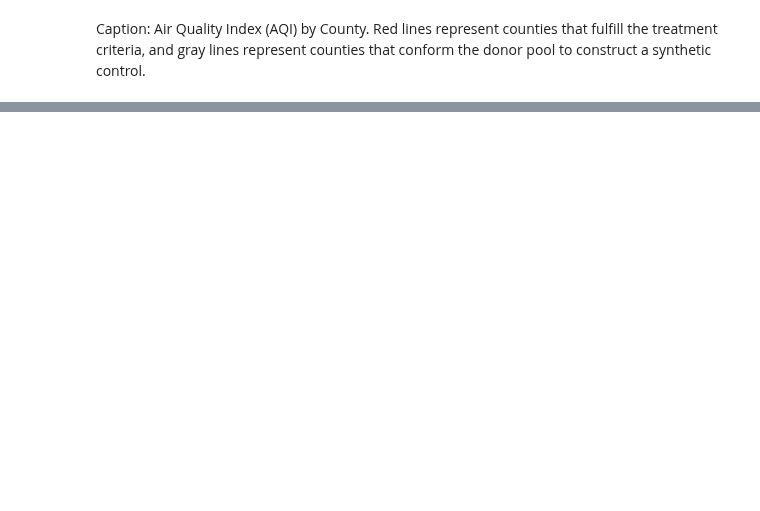
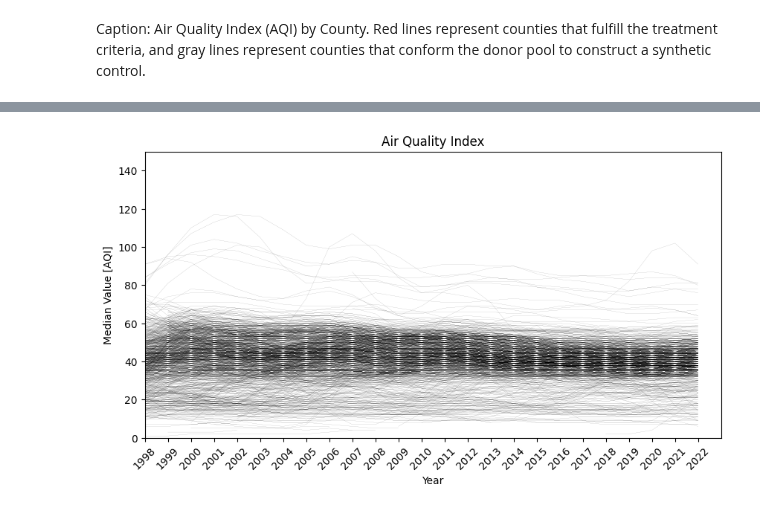
Before and after one commit to ReidelVichot/LC_identification, a Jupyter notebook: annual_AQI_012125.ipynb, the cells around one changed output, grey strips where cells are left out. Cells and saved outputs as stored; diff of their text form; code cells hidden in the pictures; blank space fills up the shorter version.

```diff
--- a/annual_AQI_012125.ipynb
+++ b/annual_AQI_012125.ipynb
@@ -109,0 +145,35 @@ Caption: Air Quality Index (AQI) by County. Red lines represent counties that fu
+# %%
+# Plotting trends
+from scipy.ndimage import gaussian_filter1d
+
+fig, ax = plt.subplots(figsize=(10,5))
+
+for i in aqi.GEOID.unique():
+  df = aqi[aqi.GEOID == i]
+  import numpy as np
+  # Sample data
+  x = np.array(df.Year)
+  y = np.array(df["Median AQI"])
+
+  # Check if enough data points are available for cubic spline interpolation
+  if len(x) >= 4:
+    # Apply Gaussian smoothing
+    y_smooth = gaussian_filter1d(y, sigma=1)  # Adjust sigma for smoothness
+
+    # Plot the original data and the smooth curve
+    # Instead of using x_smooth, use the original x values for plotting
+    ax.plot(x, y_smooth, linewidth=0.05, color="k")
+  else:
+    pass
+
+ax.set_xlabel("Year")
+ax.tick_params(axis='x', labelrotation=45)
+ax.set_xticks(range(1998, 2023))
+ax.set_ylabel("Median Value [AQI]")
+ax.set_ylim(0,150)
+ax.set_xlim(1998,2023)
+ax.set_title("Air Quality Index")
+
+fig.show()
+# %% [output]
+[figure, added]
```
Also changed, not shown: parts of 8 cells of this notebook.
